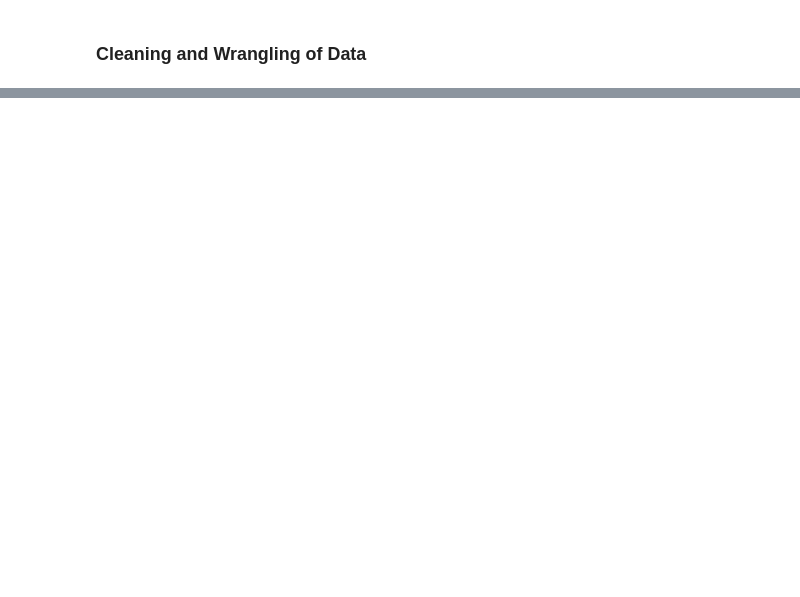
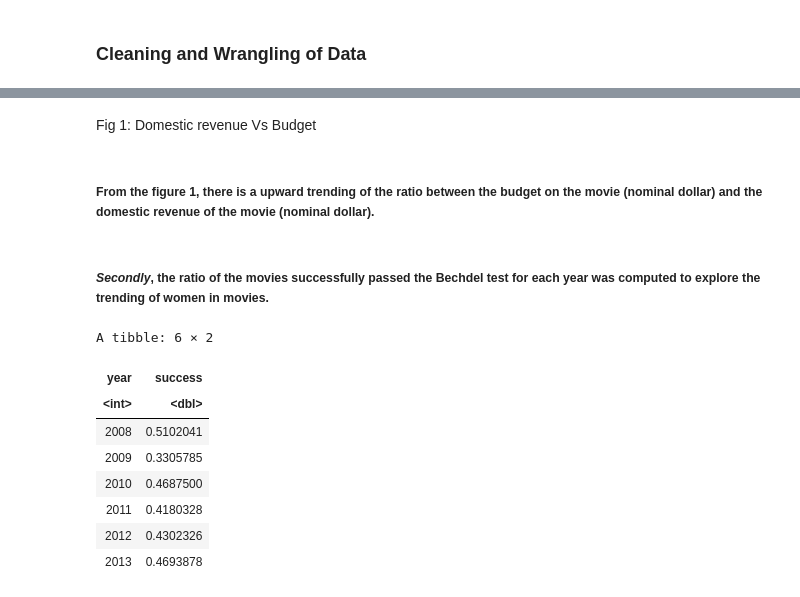
Before and after one commit to Wills-Hao/Film-Profit-Factors-R, a Jupyter notebook: Project_Proposal.ipynb, the cells around one changed output, grey strips where cells are left out. Saved outputs shown, nothing was run; the diff lists cells and outputs as text; code cells hidden in the pictures; blank space fills up the shorter version.

```diff
--- a/Project_Proposal.ipynb
+++ b/Project_Proposal.ipynb
@@ -26,0 +119,21 @@ A data.frame: 6 × 15
+# %% [markdown]
+Fig 1: Domestic revenue Vs Budget
+# %% [markdown]
+##### From the figure 1, there is a upward trending of the ratio between the budget on the movie (nominal dollar) and the domestic revenue of the movie (nominal dollar).
+# %% [markdown]
+##### *Secondly*, the ratio of the movies successfully passed the Bechdel test for each year was computed to explore the trending of women in movies.
+# %%
+ratio <- clean_movie_data %>%
+         group_by(year) %>%
+         summarise(success = mean(binary == "PASS"))
+tail(ratio)
+# %% [output]
+A tibble: 6 × 2
+| year | success |
+| <int> | <dbl> |
+| 2008 | 0.5102041 |
+| 2009 | 0.3305785 |
+| 2010 | 0.4687500 |
+| 2011 | 0.4180328 |
+| 2012 | 0.4302326 |
+| 2013 | 0.4693878 |
```
Also changed, not shown: parts of 20 cells of this notebook.
